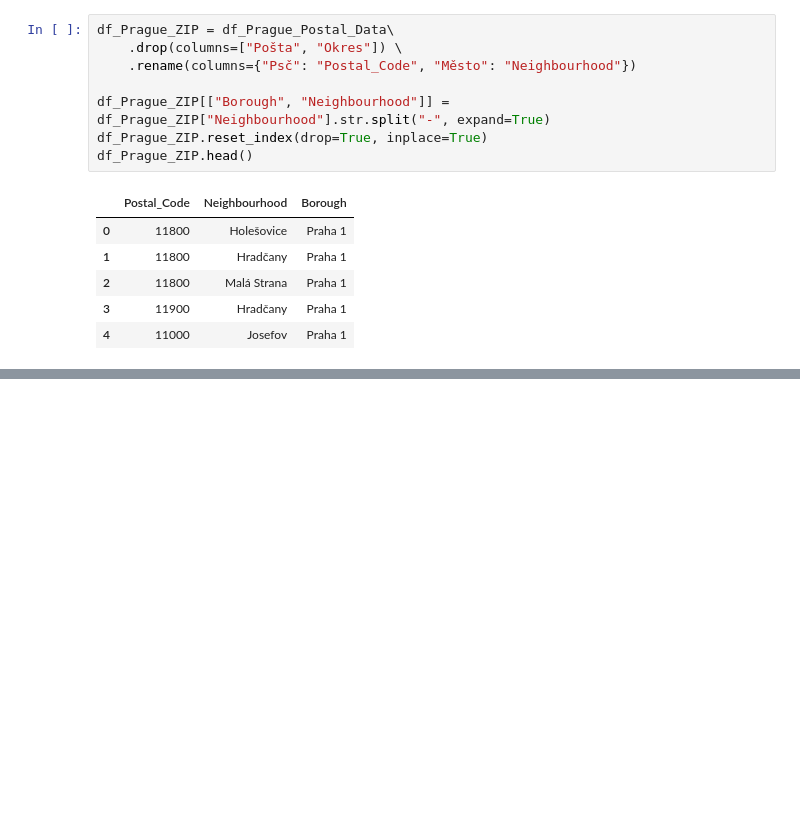
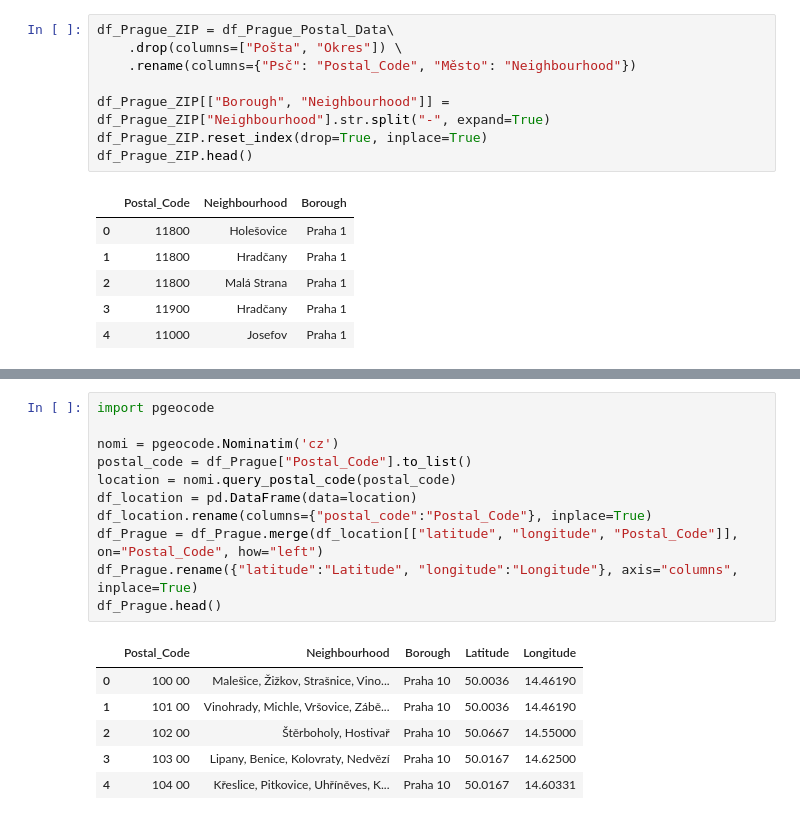
Before and after one commit to MarketaM/Coursera_Capstone, a Jupyter notebook: notebooks/Prague_Neighourhood_Project.ipynb, the cells around one changed output, grey strips where cells are left out. Drawn from its saved outputs; the diff is of its cells as text; blank space fills up the shorter version.

Commit message:
Add additional data and cleanse

```diff
--- a/notebooks/Prague_Neighourhood_Project.ipynb
+++ b/notebooks/Prague_Neighourhood_Project.ipynb
@@ -44,0 +84,18 @@ df_Prague_ZIP.head()
+# %%
+import pgeocode
+
+nomi = pgeocode.Nominatim('cz')
+postal_code = df_Prague["Postal_Code"].to_list()
+location = nomi.query_postal_code(postal_code)
+df_location = pd.DataFrame(data=location)
+df_location.rename(columns={"postal_code":"Postal_Code"}, inplace=True)
+df_Prague = df_Prague.merge(df_location[["latitude", "longitude", "Postal_Code"]], on="Postal_Code", how="left")
+df_Prague.rename({"latitude":"Latitude", "longitude":"Longitude"}, axis="columns", inplace=True)
+df_Prague.head()
+# %% [output]
+|  | Postal_Code | Neighbourhood | Borough | Latitude | Longitude |
+| 0 | 100 00 | Malešice, Žižkov, Strašnice, Vino... | Praha 10 | 50.0036 | 14.46190 |
+| 1 | 101 00 | Vinohrady, Michle, Vršovice, Zábě... | Praha 10 | 50.0036 | 14.46190 |
+| 2 | 102 00 | Štěrboholy, Hostivař | Praha 10 | 50.0667 | 14.55000 |
+| 3 | 103 00 | Lipany, Benice, Kolovraty, Nedvězí | Praha 10 | 50.0167 | 14.62500 |
+| 4 | 104 00 | Křeslice, Pitkovice, Uhříněves, K... | Praha 10 | 50.0167 | 14.60331 |
```
Also changed, not shown: parts of 5 cells of this notebook.
